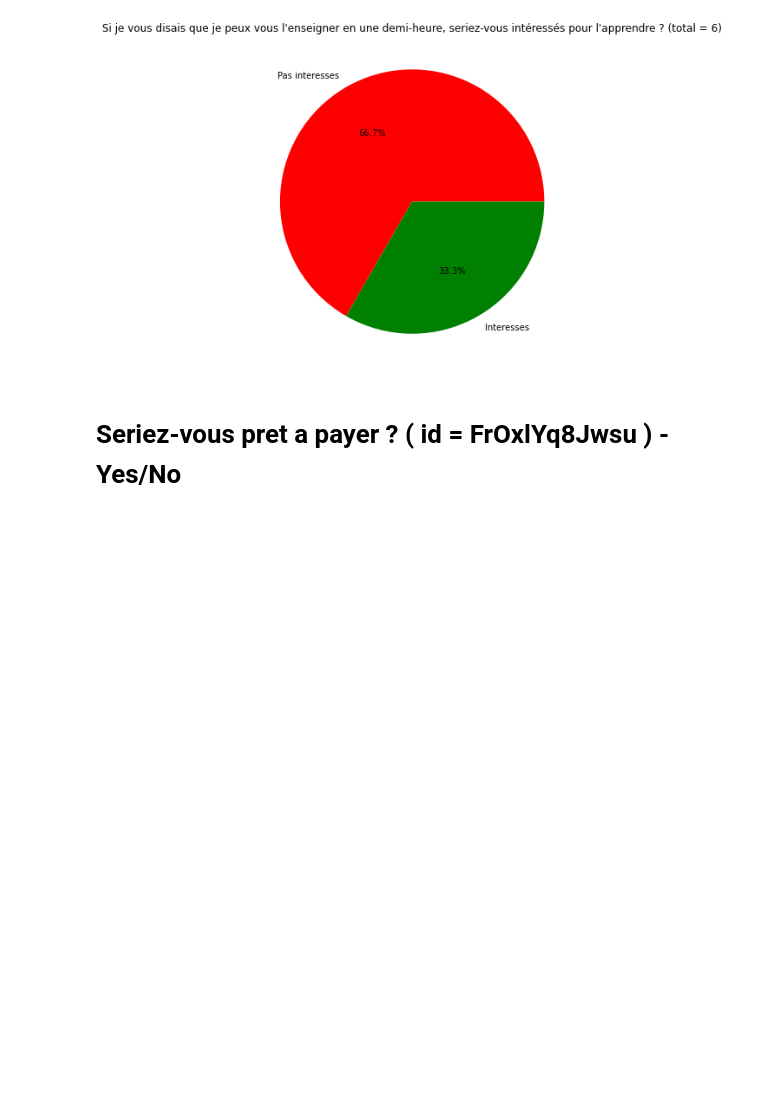
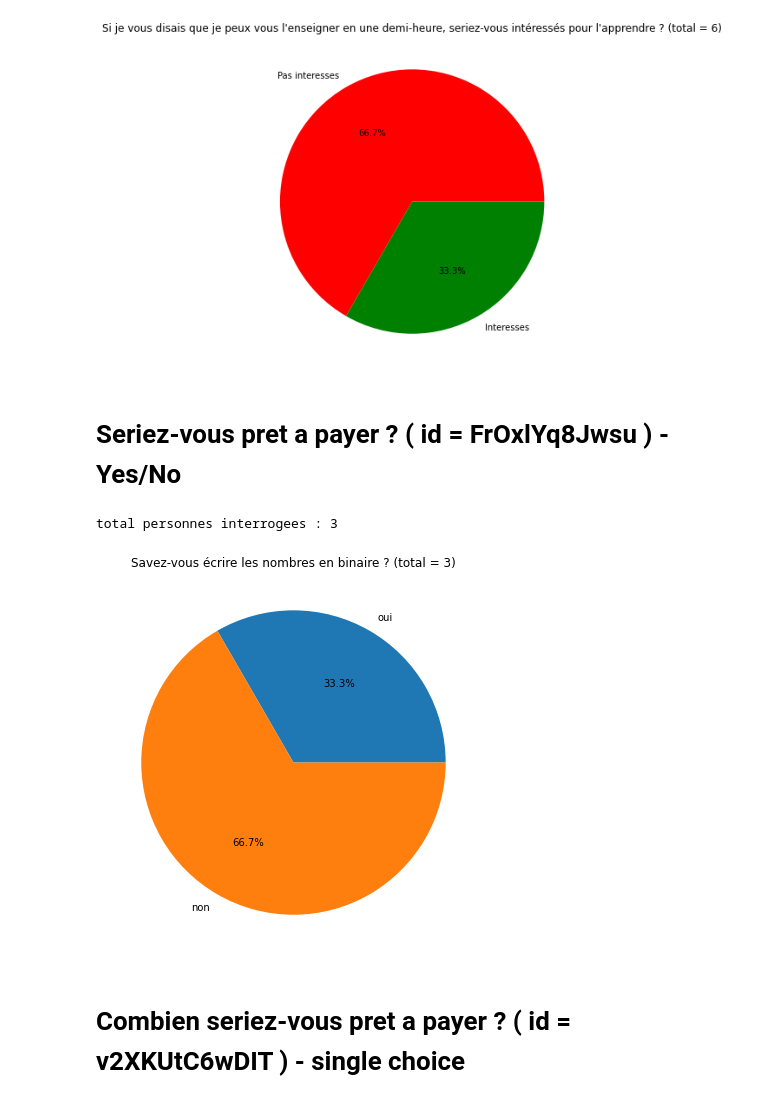
Before and after one commit to MaximoRose/QA_AnalyseResTypeForm, a Jupyter notebook: OpportuniteGP/OpportuniteGP.ipynb, the cells around one changed output. Drawn from its saved outputs; the diff is of its cells as text; code cells hidden in the pictures; blank space fills up the shorter version.

Commit message:
Arrived to group 5. Added rating. Need to modify ratings and op.scale

```diff
--- a/OpportuniteGP/OpportuniteGP.ipynb
+++ b/OpportuniteGP/OpportuniteGP.ipynb
@@ -1036,21 +1035,44 @@ plt.show()
 # %% [markdown]
 # Seriez-vous pret a payer ? ( id = FrOxlYq8Jwsu ) - Yes/No
 # %%
+groupidx = 2
 qidq = 'FrOxlYq8Jwsu'
 # On aimerait bien que les gens soient interesses pour apprendre
 resultatattendu = 1
 
-nom_question = tfs.get_q_title(gidx=2,qid=qidq)
+#nom_question = tfs.get_q_title(gidx=2,qid=qidq)
 
-print(nom_question)
+#print(nom_question)
 nb_non_sachant_binaire = knobinary_dtf[1].shape[0]
 print('total personnes interrogees : ' + str(nb_non_sachant_binaire) )
 
 
-# recuperer les sous DTF d'un DTF
-
-
-# dtf_interetbinaire_mans = knobinary_dtf[1][knobinary_dtf[1][nom_question] == resultatattendu]
-# print ('Resultat attendu : '+str(resultatattendu))
-# nb_interesses = dtf_interetbinaire_mans.shape[0]
-# print ('Nombre de vrais binaires mans : '+ str(nb_interesses))
+# Get labels and results
+# intulie d'utiliser ici le get sub question, mais c'etait pour tester
+q_wannapay, wannapay_lbls, wannapay_dtf = tfs.get_sub_question_specific_dtf(gidx=groupidx,qid=qidq, inputdtf = knobinary_dtf[1])
+# %% [output]
+total personnes interrogees : 3
+# %%
+cln_wannapay_lbl, cln_wannapay_dtfs = mbr.clean_lists_for_cheesepie(labels=wannapay_lbls, values=wannapay_dtf)
+
+# Peut-etre faire une fonction pour raccourcie les labels
+
+# nb valide reponse pour le questionnaire
+nb_valid_resp = 0
+for i in range(len(wannapay_dtf)) :
+    nb_valid_resp += wannapay_dtf[i].shape[0]
+
+
+
+#colors a a juster
+#mecolors = ['black', 'grey']
+
+# show plot
+fig = plt.figure(figsize =(10, 7))
+plt.pie(cln_wannapay_dtfs, labels = cln_wannapay_lbl, autopct='%1.1f%%') #, colors=mecolors
+plt.title(q_knobinary + " (total = "+str(nb_valid_resp)+")")
+plt.show()
+# %% [output]
+[figure, added]
+# %% [markdown]
+# Combien seriez-vous pret a payer ? ( id = v2XKUtC6wDIT ) - single choice
```
Also changed, not shown: parts of 47 cells of this notebook, 2 other files.
